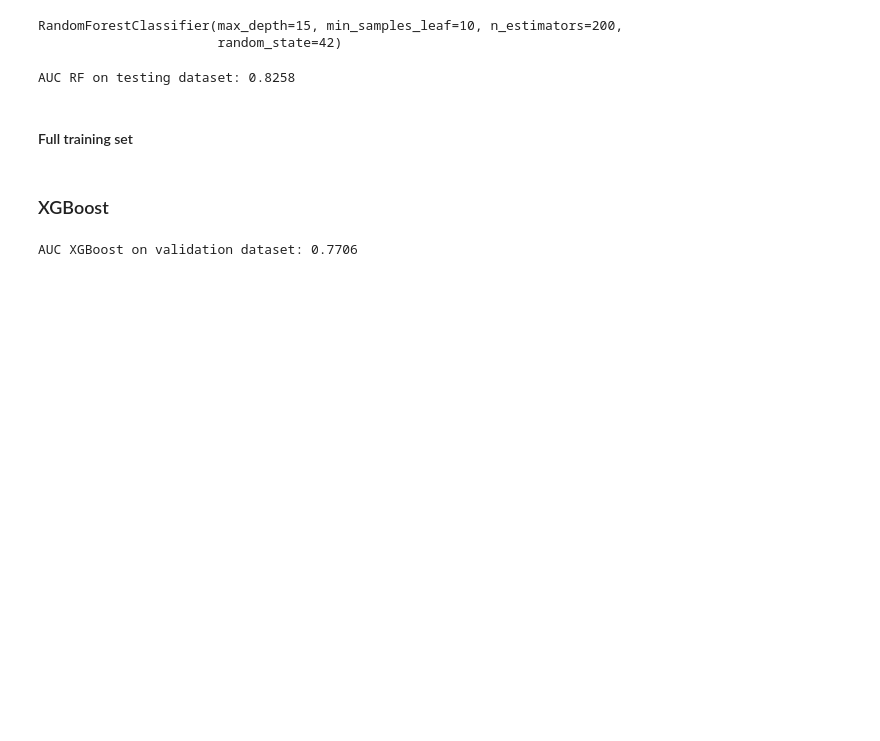
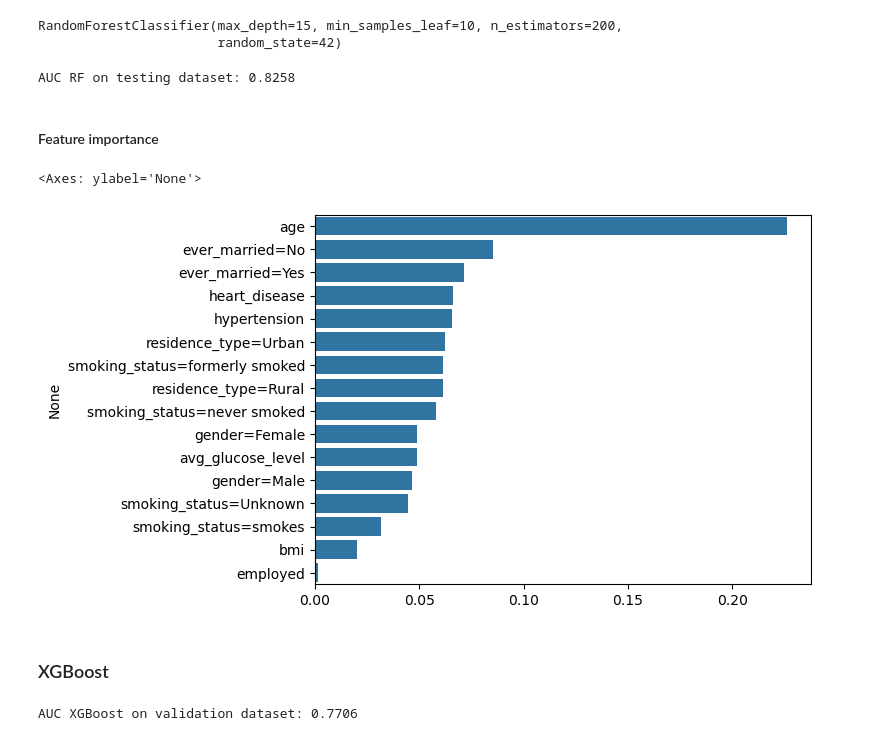
Before and after one commit to alfanugraha/mlzoomcamp-homework, a Jupyter notebook: midterm/stroke-prediction.ipynb, the cells around one changed output. Saved outputs shown, nothing was run; the diff lists cells and outputs as text; code cells hidden in the pictures; blank space fills up the shorter version.

Commit message:
Add feature importance

```diff
--- a/midterm/stroke-prediction.ipynb
+++ b/midterm/stroke-prediction.ipynb
@@ -760,8 +762,17 @@ auc_rf = roc_auc_score(y_test, y_pred)
 print(f"AUC RF on testing dataset: {round(auc_rf, 4)}")
 # %% [output]
 AUC RF on testing dataset: 0.8258
-# %% [markdown]
-#### Full training set
+# %% [markdown]
+#### Feature importance
+# %%
+importances = rf.feature_importances_
+feature_names = dv.get_feature_names_out()
+feature_importances = pd.Series(importances, index=feature_names).sort_values(ascending=False)
+
+sns.barplot(x=feature_importances.values, y=feature_importances.index)
+# %% [output]
+<Axes: ylabel='None'>
+[figure, added]
 # %% [markdown]
 ### XGBoost
 # %%
```
Also changed, not shown: parts of 2 cells of this notebook.
